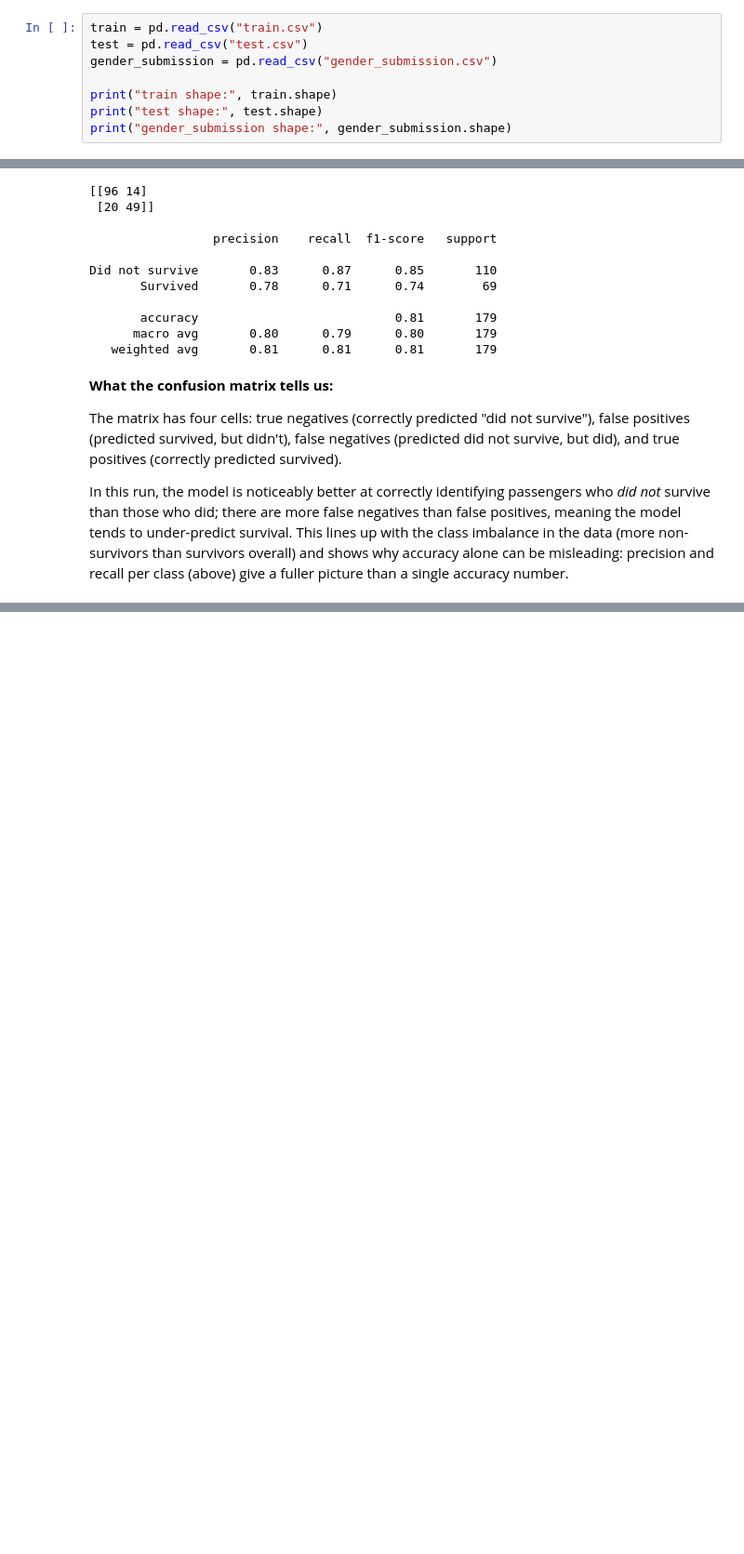
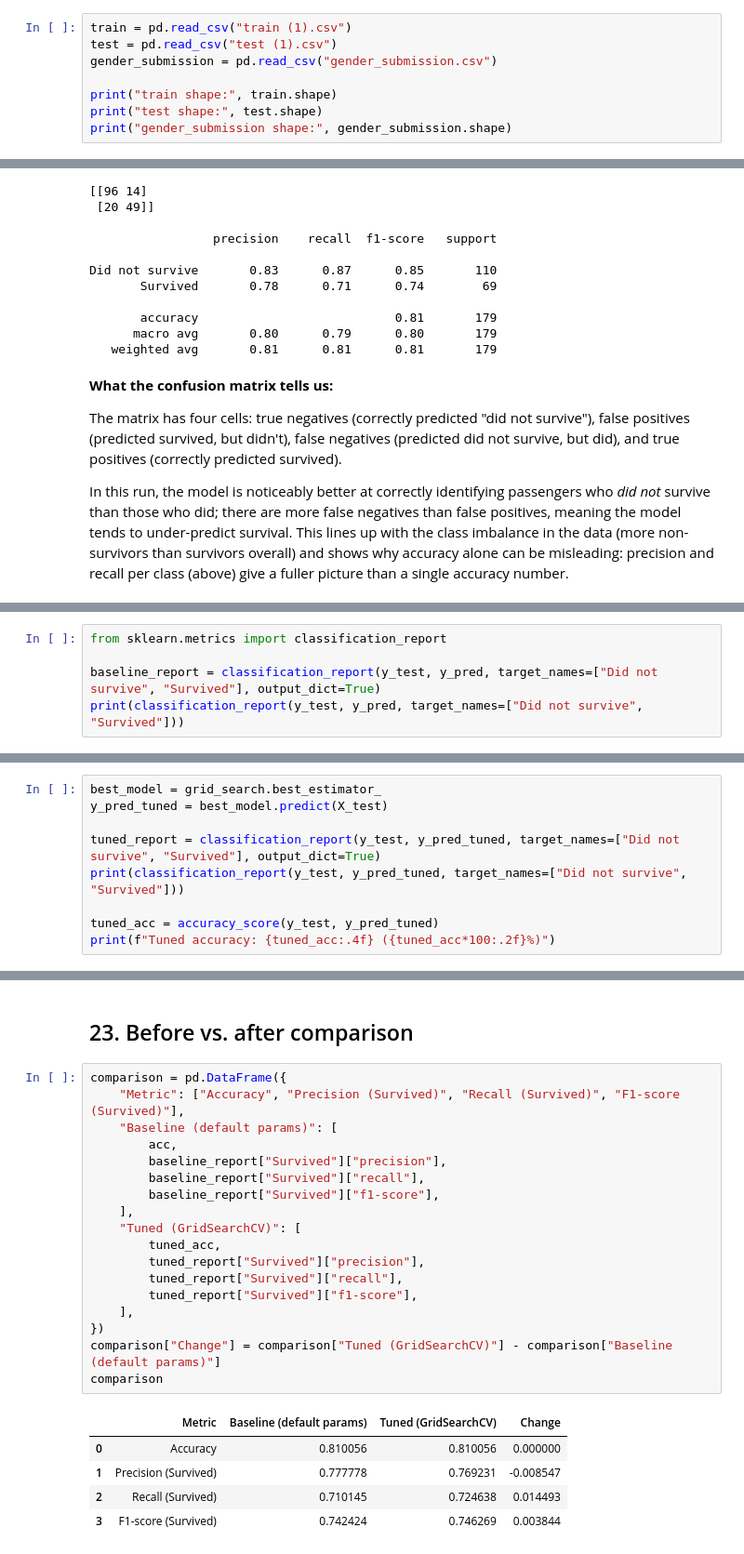
Before and after one commit to yashalaf/neurofive-ml-track, a Jupyter notebook: txt/finalversion_titanic.ipynb, the cells around one changed output, grey strips where cells are left out. Shown at 93% size. Cells and saved outputs as stored; diff of their text form; blank space fills up the shorter version.

```diff
--- a/txt/finalversion_titanic.ipynb
+++ b/txt/finalversion_titanic.ipynb
@@ -22,8 +22,8 @@ numpy version: 2.4.0
 
 `train.csv` (labeled), `test.csv` (unlabeled), and `gender_submission.csv` (a sample submission format) all live in the same folder as this notebook.
 # %%
-train = pd.read_csv("train.csv")
-test = pd.read_csv("test.csv")
+train = pd.read_csv("train (1).csv")
+test = pd.read_csv("test (1).csv")
 gender_submission = pd.read_csv("gender_submission.csv")
 
 print("train shape:", train.shape)
@@ -371,0 +381,5 @@ In this run, the model is noticeably better at correctly identifying passengers
+# %%
+from sklearn.metrics import classification_report
+
+baseline_report = classification_report(y_test, y_pred, target_names=["Did not survive", "Survived"], output_dict=True)
+print(classification_report(y_test, y_pred, target_names=["Did not survive", "Survived"]))
@@ -371,0 +427,9 @@ In this run, the model is noticeably better at correctly identifying passengers
+# %%
+best_model = grid_search.best_estimator_
+y_pred_tuned = best_model.predict(X_test)
+
+tuned_report = classification_report(y_test, y_pred_tuned, target_names=["Did not survive", "Survived"], output_dict=True)
+print(classification_report(y_test, y_pred_tuned, target_names=["Did not survive", "Survived"]))
+
+tuned_acc = accuracy_score(y_test, y_pred_tuned)
+print(f"Tuned accuracy: {tuned_acc:.4f} ({tuned_acc*100:.2f}%)")
@@ -371,0 +447,26 @@ In this run, the model is noticeably better at correctly identifying passengers
+# %% [markdown]
+## 23. Before vs. after comparison
+# %%
+comparison = pd.DataFrame({
+    "Metric": ["Accuracy", "Precision (Survived)", "Recall (Survived)", "F1-score (Survived)"],
+    "Baseline (default params)": [
+        acc,
+        baseline_report["Survived"]["precision"],
+        baseline_report["Survived"]["recall"],
+        baseline_report["Survived"]["f1-score"],
+    ],
+    "Tuned (GridSearchCV)": [
+        tuned_acc,
+        tuned_report["Survived"]["precision"],
+        tuned_report["Survived"]["recall"],
+        tuned_report["Survived"]["f1-score"],
+    ],
+})
+comparison["Change"] = comparison["Tuned (GridSearchCV)"] - comparison["Baseline (default params)"]
+comparison
+# %% [output]
+|  | Metric | Baseline (default params) | Tuned (GridSearchCV) | Change |
+| 0 | Accuracy | 0.810056 | 0.810056 | 0.000000 |
+| 1 | Precision (Survived) | 0.777778 | 0.769231 | -0.008547 |
+| 2 | Recall (Survived) | 0.710145 | 0.724638 | 0.014493 |
+| 3 | F1-score (Survived) | 0.742424 | 0.746269 | 0.003844 |
```
Also changed, not shown: parts of 10 cells of this notebook.
